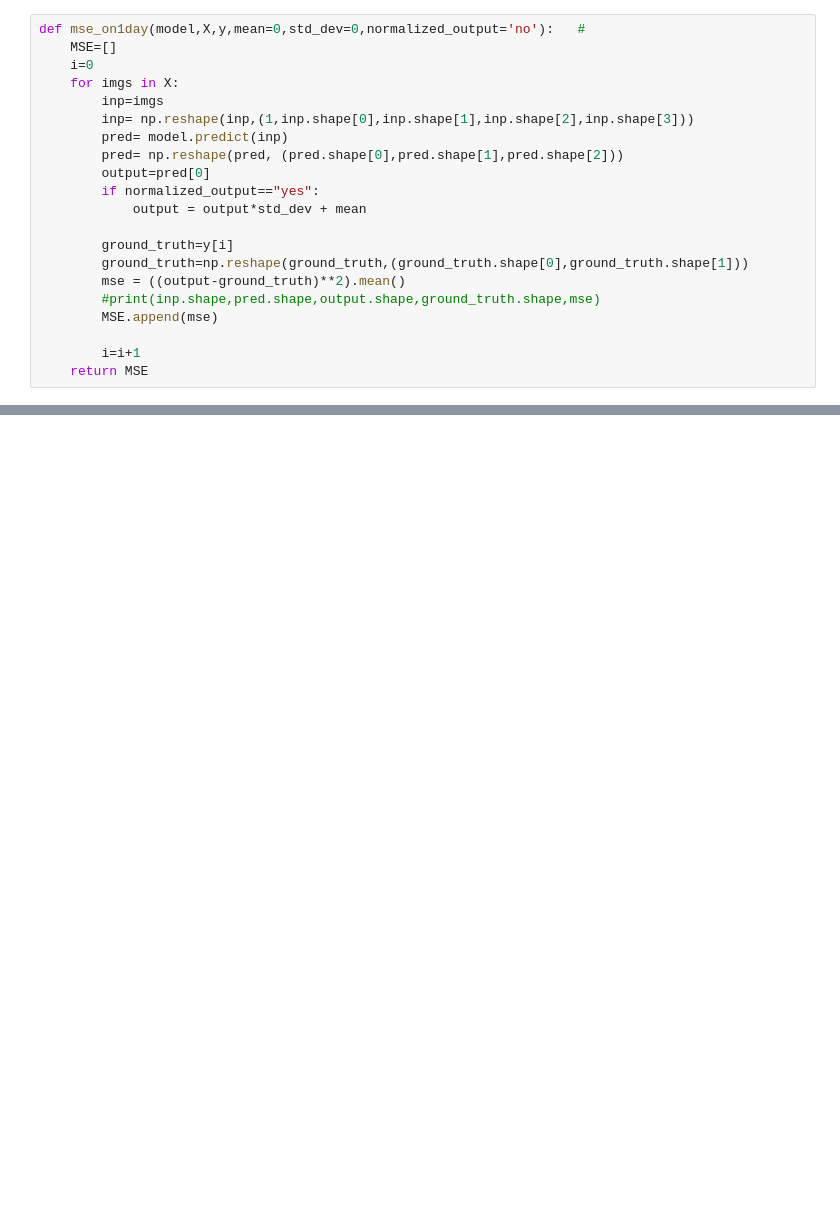
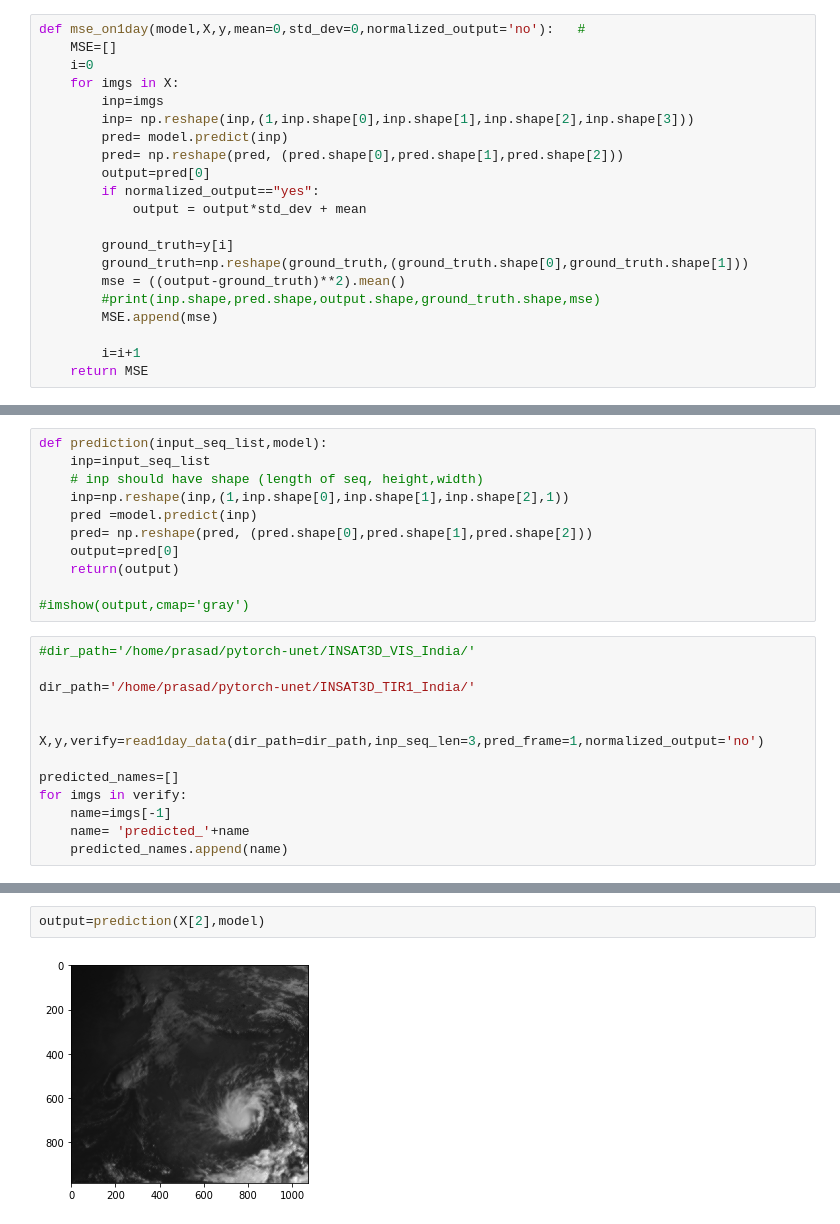
Before and after one commit to hydroinfo-prasad/nm373_megh_varta, a Jupyter notebook: conv_lstm/check_result.ipynb, the cells around one changed output, grey strips where cells are left out. Saved outputs shown, nothing was run; the diff lists cells and outputs as text; blank space fills up the shorter version.

```diff
--- a/conv_lstm/check_result.ipynb
+++ b/conv_lstm/check_result.ipynb
@@ -171,0 +182,24 @@ s_unet_mse = ( ((scaled_output - scaled_ground_truth)**2).mean() )"""
+# %%
+def prediction(input_seq_list,model):
+    inp=input_seq_list
+    # inp should have shape (length of seq, height,width)
+    inp=np.reshape(inp,(1,inp.shape[0],inp.shape[1],inp.shape[2],1))
+    pred =model.predict(inp)
+    pred= np.reshape(pred, (pred.shape[0],pred.shape[1],pred.shape[2]))
+    output=pred[0]
+    return(output)
+
+#imshow(output,cmap='gray')
+# %%
+#dir_path='/home/prasad/pytorch-unet/INSAT3D_VIS_India/'
+
+dir_path='/home/prasad/pytorch-unet/INSAT3D_TIR1_India/'
+
+
+X,y,verify=read1day_data(dir_path=dir_path,inp_seq_len=3,pred_frame=1,normalized_output='no')
+
+predicted_names=[]
+for imgs in verify:
+    name=imgs[-1]
+    name= 'predicted_'+name
+    predicted_names.append(name)
@@ -171,0 +236,4 @@ s_unet_mse = ( ((scaled_output - scaled_ground_truth)**2).mean() )"""
+# %%
+output=prediction(X[2],model)
+# %% [output]
+[figure, added]
```
Also changed, not shown: parts of 31 cells of this notebook.
